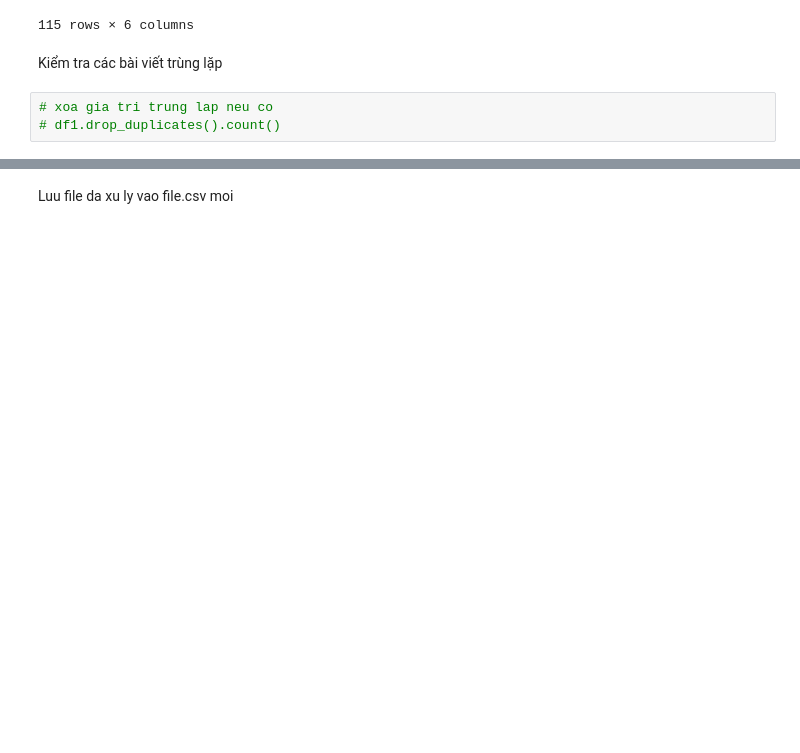
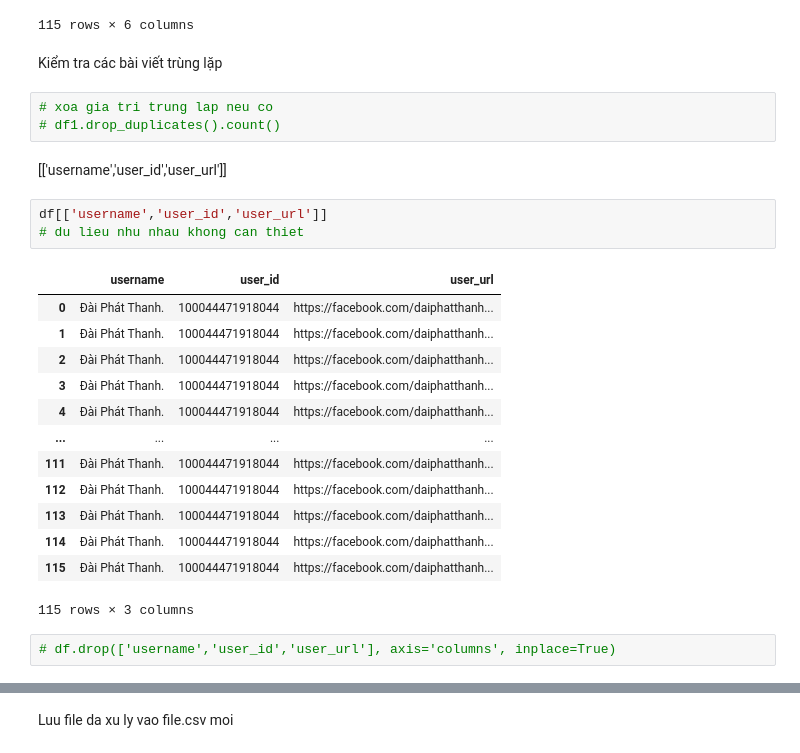
Before and after one commit to quyencanh203/final_project, a Jupyter notebook: 2Clearn.ipynb, the cells around one changed output, grey strips where cells are left out. Cells and saved outputs as stored; diff of their text form; blank space fills up the shorter version.

```diff
--- a/2Clearn.ipynb
+++ b/2Clearn.ipynb
@@ -276,3 +276,24 @@ Kiểm tra các bài viết trùng lặp
 # %%
 # xoa gia tri trung lap neu co
 # df1.drop_duplicates().count()
+# %% [markdown]
+[['username','user_id','user_url']]
+# %%
+df[['username','user_id','user_url']]
+# du lieu nhu nhau khong can thiet
+# %% [output]
+|  | username | user_id | user_url |
+| 0 | Đài Phát Thanh. | 100044471918044 | https://facebook.com/daiphatthanh... |
+| 1 | Đài Phát Thanh. | 100044471918044 | https://facebook.com/daiphatthanh... |
+| 2 | Đài Phát Thanh. | 100044471918044 | https://facebook.com/daiphatthanh... |
+| 3 | Đài Phát Thanh. | 100044471918044 | https://facebook.com/daiphatthanh... |
+| 4 | Đài Phát Thanh. | 100044471918044 | https://facebook.com/daiphatthanh... |
+| ... | ... | ... | ... |
+| 111 | Đài Phát Thanh. | 100044471918044 | https://facebook.com/daiphatthanh... |
+| 112 | Đài Phát Thanh. | 100044471918044 | https://facebook.com/daiphatthanh... |
+| 113 | Đài Phát Thanh. | 100044471918044 | https://facebook.com/daiphatthanh... |
+| 114 | Đài Phát Thanh. | 100044471918044 | https://facebook.com/daiphatthanh... |
+| 115 | Đài Phát Thanh. | 100044471918044 | https://facebook.com/daiphatthanh... |
+115 rows × 3 columns
+# %%
+# df.drop(['username','user_id','user_url'], axis='columns', inplace=True)
```
Also changed, not shown: parts of 32 cells of this notebook, 9 other files.
